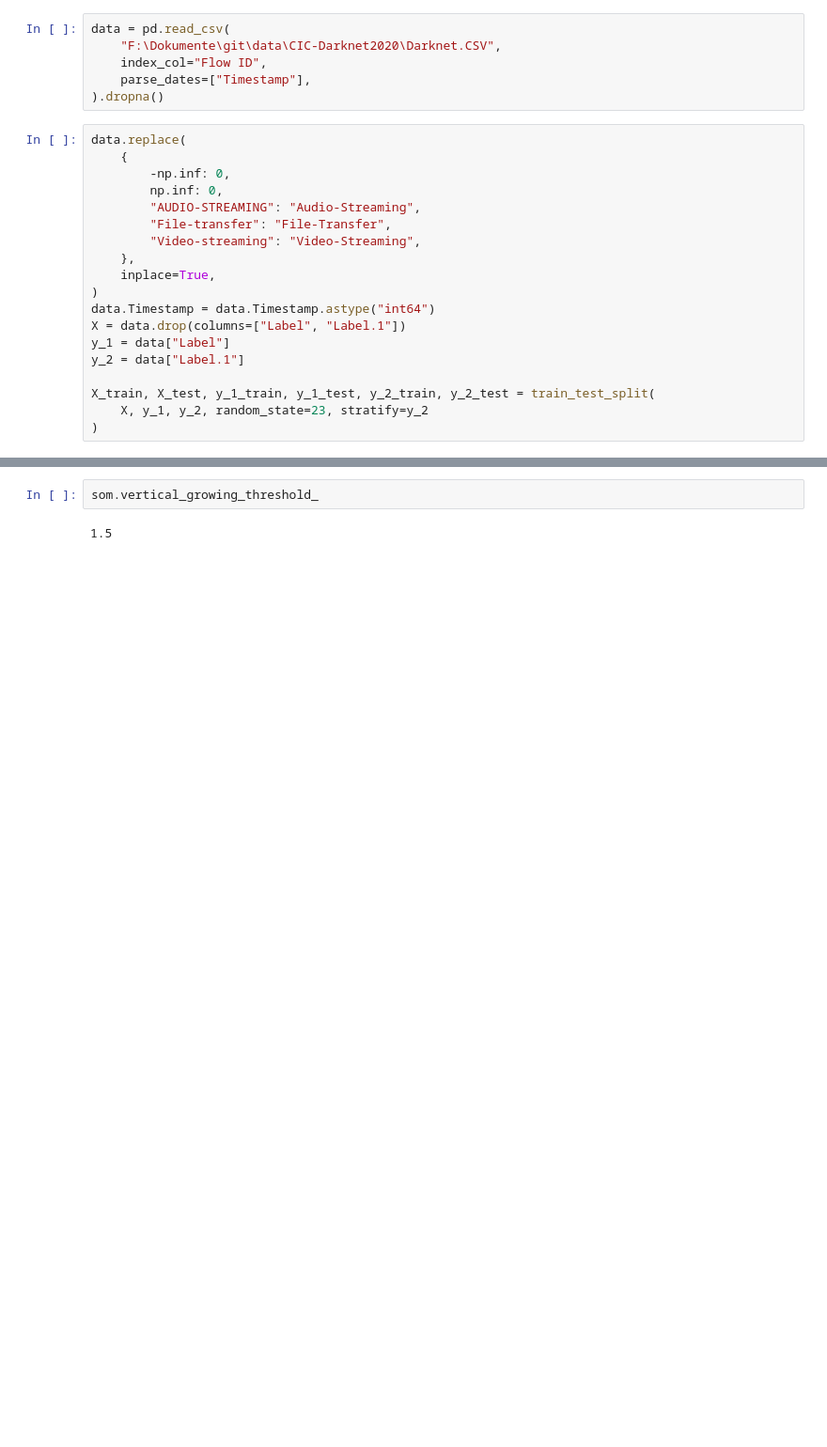
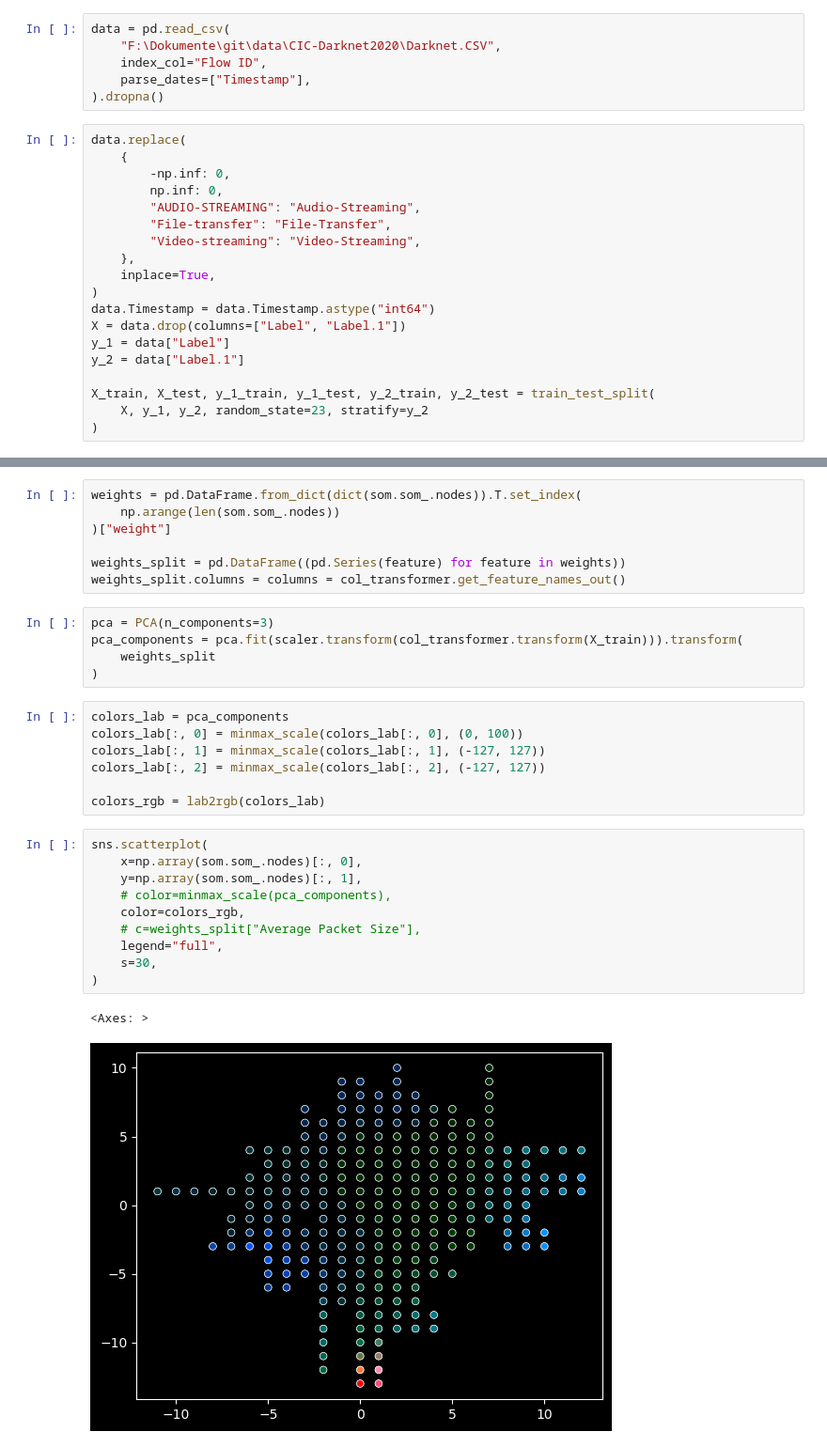
Before and after one commit to SandroMartens/DBGSOM, a Jupyter notebook: examples/darknet.ipynb, the cells around one changed output, grey strips where cells are left out. Shown: that part at 94% size. Cells and saved outputs as stored; diff of their text form; blank space fills up the shorter version.

```diff
--- a/examples/darknet.ipynb
+++ b/examples/darknet.ipynb
@@ -95,4 +101,32 @@ som.plot(
-# %%
-som.vertical_growing_threshold_
-# %% [output]
-1.5
+# %%
+weights = pd.DataFrame.from_dict(dict(som.som_.nodes)).T.set_index(
+    np.arange(len(som.som_.nodes))
+)["weight"]
+
+weights_split = pd.DataFrame((pd.Series(feature) for feature in weights))
+weights_split.columns = columns = col_transformer.get_feature_names_out()
+# %%
+pca = PCA(n_components=3)
+pca_components = pca.fit(scaler.transform(col_transformer.transform(X_train))).transform(
+    weights_split
+)
+# %%
+colors_lab = pca_components
+colors_lab[:, 0] = minmax_scale(colors_lab[:, 0], (0, 100))
+colors_lab[:, 1] = minmax_scale(colors_lab[:, 1], (-127, 127))
+colors_lab[:, 2] = minmax_scale(colors_lab[:, 2], (-127, 127))
+
+colors_rgb = lab2rgb(colors_lab)
+# %%
+sns.scatterplot(
+    x=np.array(som.som_.nodes)[:, 0],
+    y=np.array(som.som_.nodes)[:, 1],
+    # color=minmax_scale(pca_components),
+    color=colors_rgb,
+    # c=weights_split["Average Packet Size"],
+    legend="full",
+    s=30,
+)
+# %% [output]
+<Axes: >
+[figure, added]
```
Also changed, not shown: parts of 12 cells of this notebook, 1 other file.
